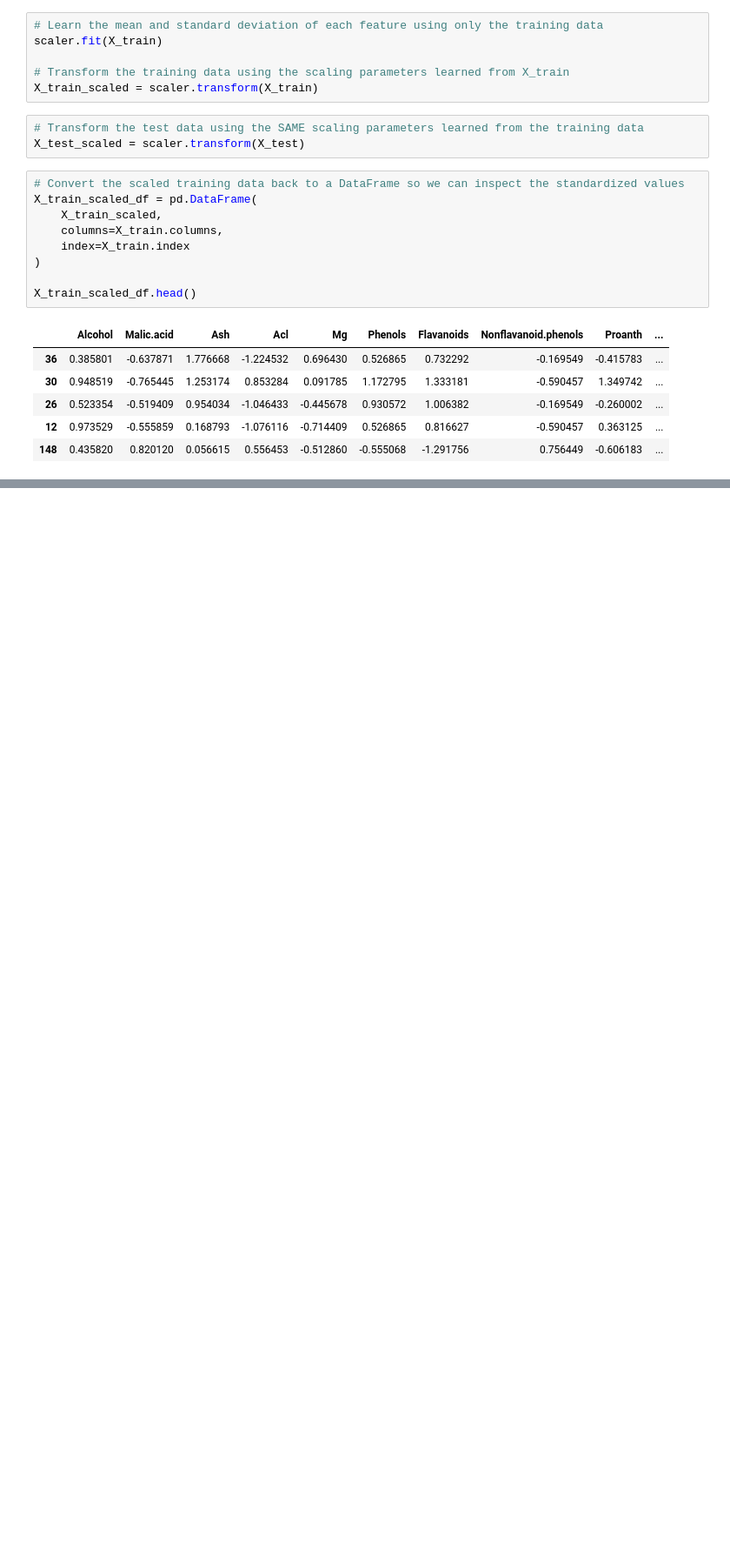
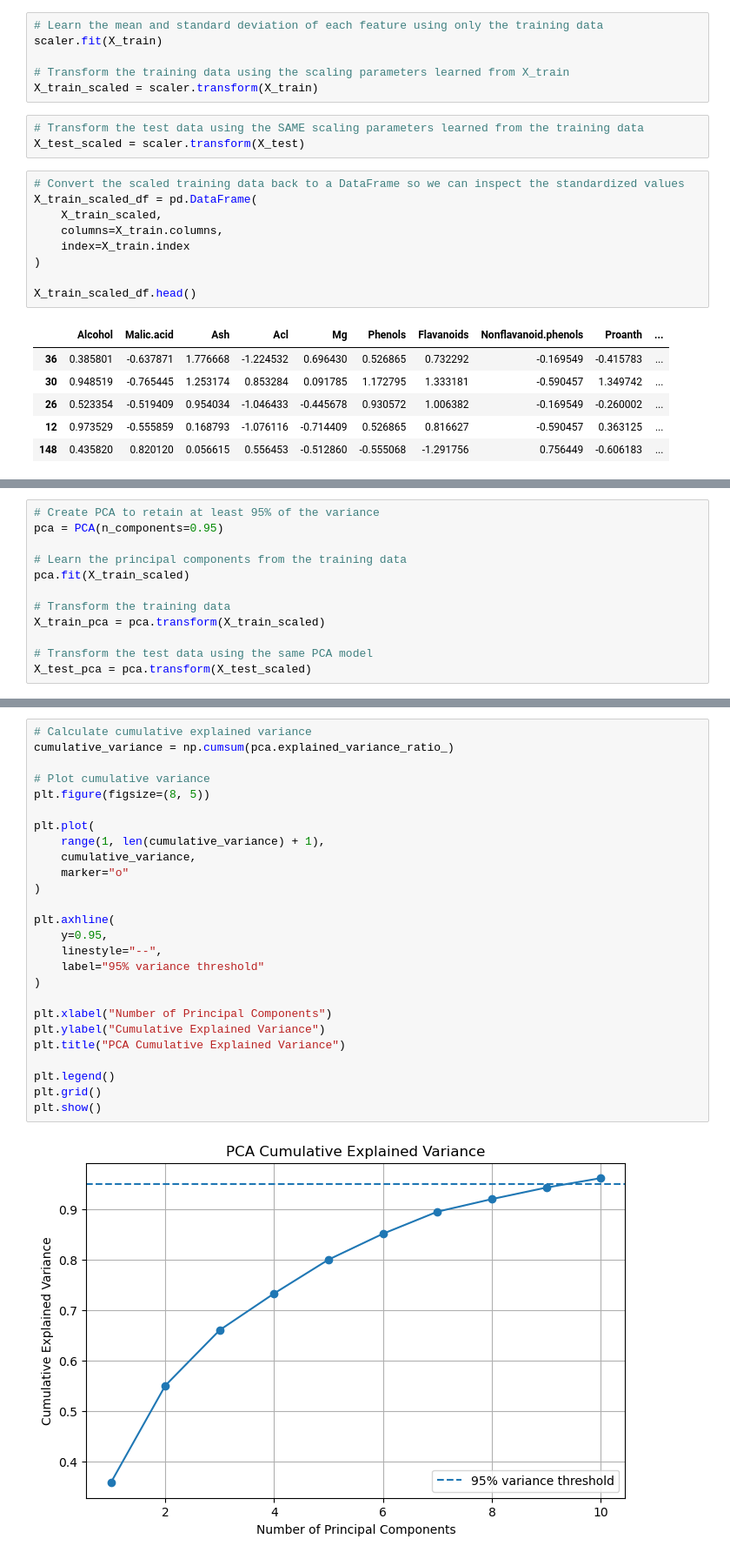
Before and after one commit to Ted-star7/Datavine-lab, a Jupyter notebook: notebooks/01_wine_classification.ipynb, the cells around one changed output, grey strips where cells are left out. Shown at 87% size. Saved outputs shown, nothing was run; the diff lists cells and outputs as text; blank space fills up the shorter version.

Commit message:
Feature Standardizatio, PCA and k-NN Classificatio and Hyperparameter Tuning using GridSearchCV

```diff
--- a/notebooks/01_wine_classification.ipynb
+++ b/notebooks/01_wine_classification.ipynb
@@ -233,0 +282,12 @@ X_train_scaled_df.head()
+# %%
+# Create PCA to retain at least 95% of the variance
+pca = PCA(n_components=0.95)
+
+# Learn the principal components from the training data
+pca.fit(X_train_scaled)
+
+# Transform the training data
+X_train_pca = pca.transform(X_train_scaled)
+
+# Transform the test data using the same PCA model
+X_test_pca = pca.transform(X_test_scaled)
@@ -233,0 +322,28 @@ X_train_scaled_df.head()
+# %%
+# Calculate cumulative explained variance
+cumulative_variance = np.cumsum(pca.explained_variance_ratio_)
+
+# Plot cumulative variance
+plt.figure(figsize=(8, 5))
+
+plt.plot(
+    range(1, len(cumulative_variance) + 1),
+    cumulative_variance,
+    marker="o"
+)
+
+plt.axhline(
+    y=0.95,
+    linestyle="--",
+    label="95% variance threshold"
+)
+
+plt.xlabel("Number of Principal Components")
+plt.ylabel("Cumulative Explained Variance")
+plt.title("PCA Cumulative Explained Variance")
+
+plt.legend()
+plt.grid()
+plt.show()
+# %% [output]
+[figure, added]
```
Also changed, not shown: parts of 26 cells of this notebook.
